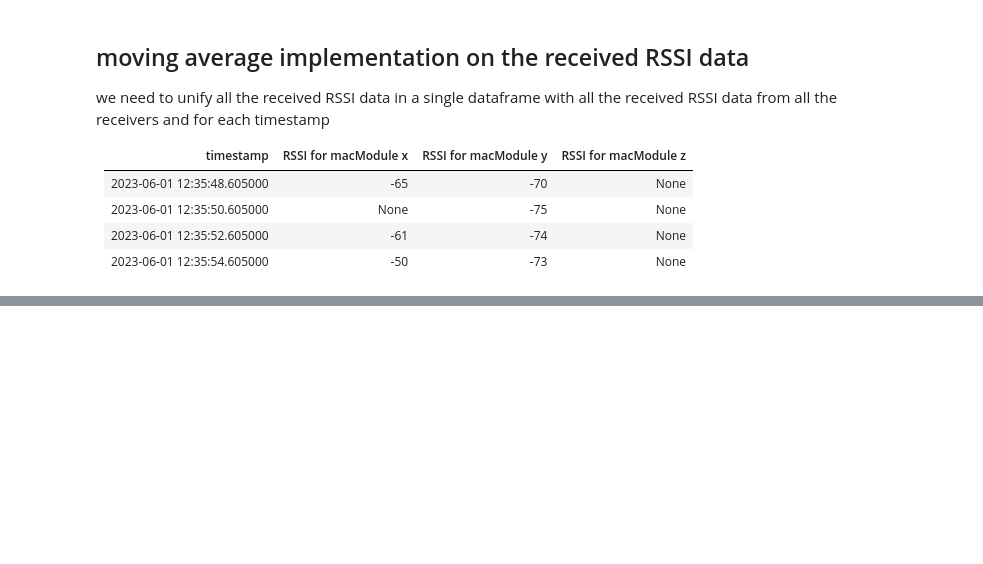
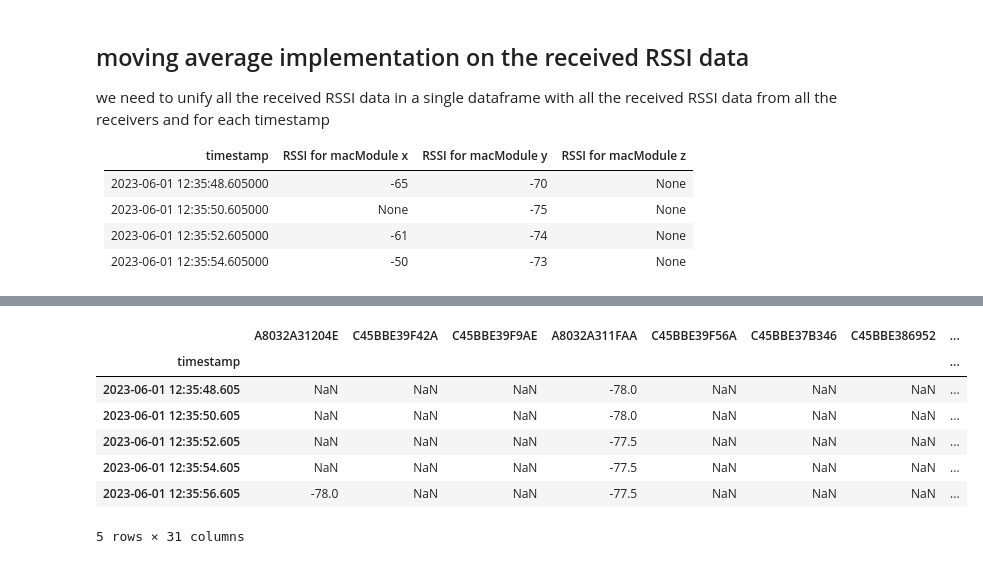
Before and after one commit to gatienc/Cartobat, a Jupyter notebook: WC_localization.ipynb, the cells around one changed output, grey strips where cells are left out. Drawn from its saved outputs; the diff is of its cells as text; code cells hidden in the pictures; blank space fills up the shorter version.

```diff
--- a/WC_localization.ipynb
+++ b/WC_localization.ipynb
@@ -150,0 +199,11 @@ rssi_df=rssi_df.rolling(str(rolling_mean)+"s").mean()
+# %%
+rssi_df.head()
+# %% [output]
+|  | A8032A31204E | C45BBE39F42A | C45BBE39F9AE | A8032A311FAA | C45BBE39F56A | C45BBE37B346 | C45BBE386952 | ... |
+| timestamp |  |  |  |  |  |  |  | ... |
+| 2023-06-01 12:35:48.605 | NaN | NaN | NaN | -78.0 | NaN | NaN | NaN | ... |
+| 2023-06-01 12:35:50.605 | NaN | NaN | NaN | -78.0 | NaN | NaN | NaN | ... |
+| 2023-06-01 12:35:52.605 | NaN | NaN | NaN | -77.5 | NaN | NaN | NaN | ... |
+| 2023-06-01 12:35:54.605 | NaN | NaN | NaN | -77.5 | NaN | NaN | NaN | ... |
+| 2023-06-01 12:35:56.605 | -78.0 | NaN | NaN | -77.5 | NaN | NaN | NaN | ... |
+5 rows × 31 columns
```
Also changed, not shown: parts of 12 cells of this notebook.
